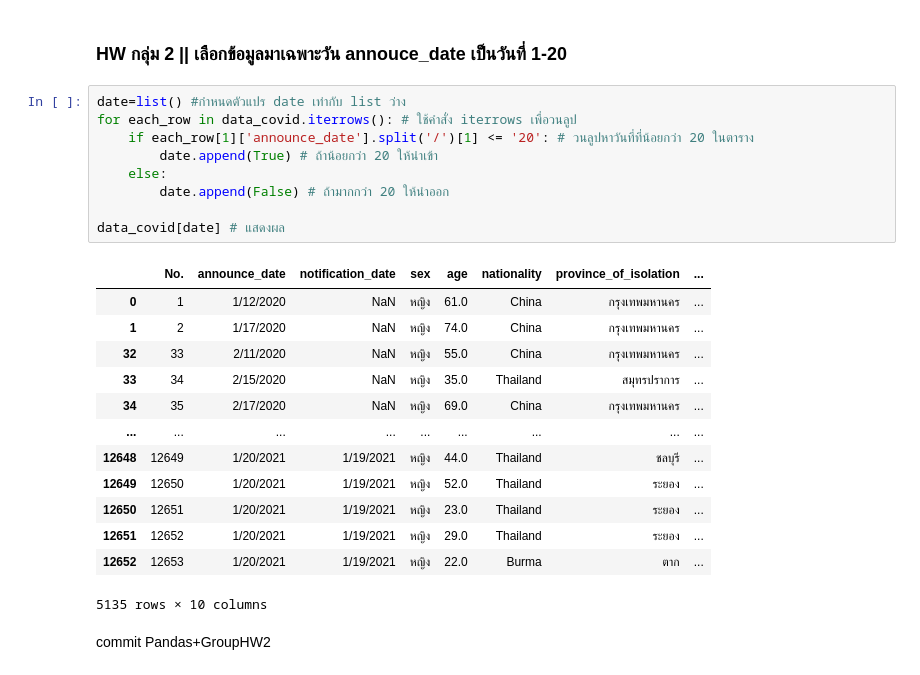
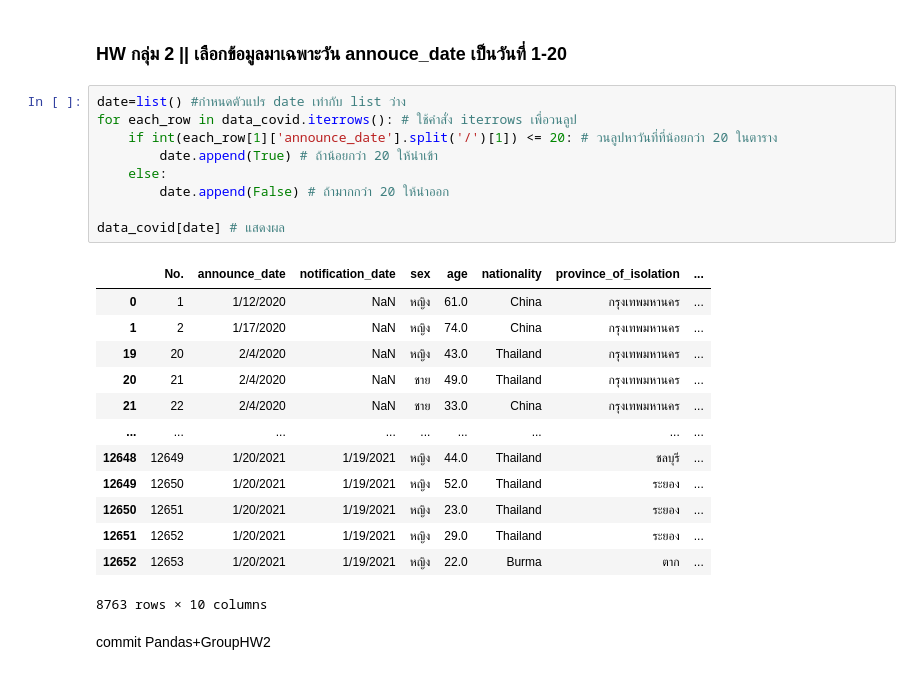
Before and after one commit to UNKOkiss/data_viz_2022, a Jupyter notebook: Pandas10.ipynb, the cells around one changed output. Saved outputs shown, nothing was run; the diff lists cells and outputs as text.

```diff
--- a/Pandas10.ipynb
+++ b/Pandas10.ipynb
@@ -843,26 +843,26 @@ data_covid[TF].head()
 # %%
 date=list() #กำหนดตัวแปร date เท่ากับ list ว่าง
 for each_row in data_covid.iterrows(): # ใช้คำสั่ง iterrows เพื่อวนลูป
-    if each_row[1]['announce_date'].split('/')[1] <= '20': # วนลูปหาวันที่ที่น้อยกว่า 20 ในตาราง
+    if int(each_row[1]['announce_date'].split('/')[1]) <= 20: # วนลูปหาวันที่ที่น้อยกว่า 20 ในตาราง
         date.append(True) # ถ้าน้อยกว่า 20 ให้นำเข้า
     else:
         date.append(False) # ถ้ามากกว่า 20 ให้นำออก
 
 data_covid[date] # แสดงผล
 # %% [output]
 |  | No. | announce_date | notification_date | sex | age | nationality | province_of_isolation | ... |
 | 0 | 1 | 1/12/2020 | NaN | หญิง | 61.0 | China | กรุงเทพมหานคร | ... |
 | 1 | 2 | 1/17/2020 | NaN | หญิง | 74.0 | China | กรุงเทพมหานคร | ... |
-| 32 | 33 | 2/11/2020 | NaN | หญิง | 55.0 | China | กรุงเทพมหานคร | ... |
-| 33 | 34 | 2/15/2020 | NaN | หญิง | 35.0 | Thailand | สมุทรปราการ | ... |
-| 34 | 35 | 2/17/2020 | NaN | หญิง | 69.0 | China | กรุงเทพมหานคร | ... |
+| 19 | 20 | 2/4/2020 | NaN | หญิง | 43.0 | Thailand | กรุงเทพมหานคร | ... |
+| 20 | 21 | 2/4/2020 | NaN | ชาย | 49.0 | Thailand | กรุงเทพมหานคร | ... |
+| 21 | 22 | 2/4/2020 | NaN | ชาย | 33.0 | China | กรุงเทพมหานคร | ... |
 | ... | ... | ... | ... | ... | ... | ... | ... | ... |
 | 12648 | 12649 | 1/20/2021 | 1/19/2021 | หญิง | 44.0 | Thailand | ชลบุรี | ... |
 | 12649 | 12650 | 1/20/2021 | 1/19/2021 | หญิง | 52.0 | Thailand | ระยอง | ... |
 | 12650 | 12651 | 1/20/2021 | 1/19/2021 | หญิง | 23.0 | Thailand | ระยอง | ... |
 | 12651 | 12652 | 1/20/2021 | 1/19/2021 | หญิง | 29.0 | Thailand | ระยอง | ... |
 | 12652 | 12653 | 1/20/2021 | 1/19/2021 | หญิง | 22.0 | Burma | ตาก | ... |
-5135 rows × 10 columns
+8763 rows × 10 columns
 # %% [markdown]
 commit Pandas+GroupHW2
 # %% [markdown]
```
